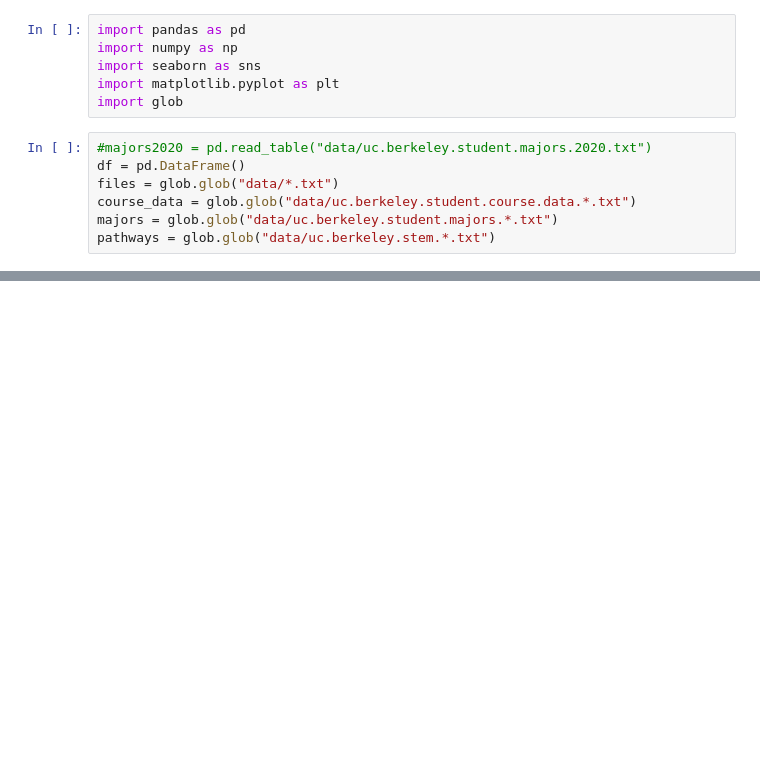
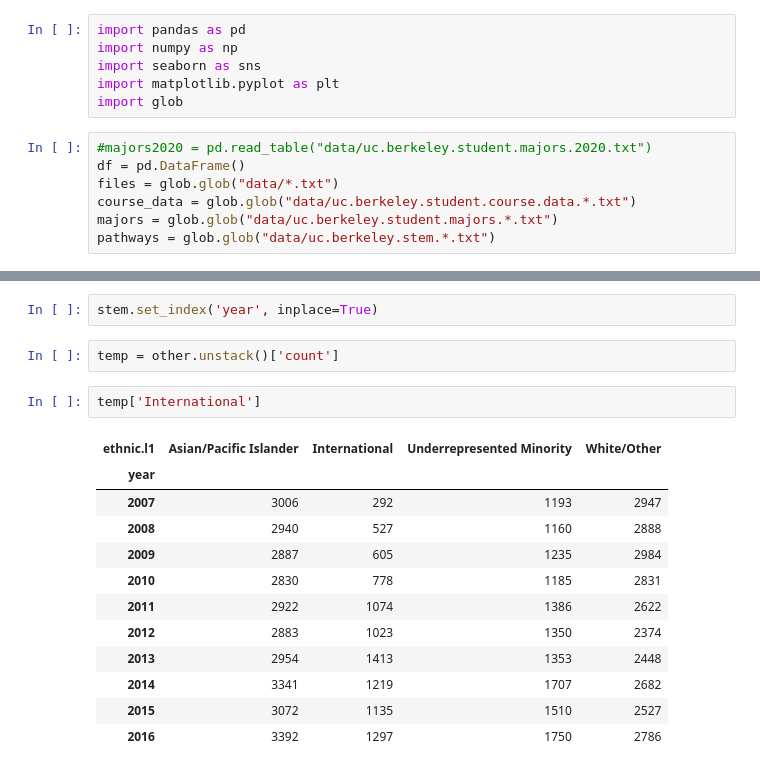
Before and after one commit to PaulDTP/Berkeley_Jacobs, a Jupyter notebook: test.ipynb, the cells around one changed output, grey strips where cells are left out. Cells and saved outputs as stored; diff of their text form; blank space fills up the shorter version.

```diff
--- a/test.ipynb
+++ b/test.ipynb
@@ -37,0 +18,19 @@ stem
+# %%
+stem.set_index('year', inplace=True)
+# %%
+temp = other.unstack()['count']
+# %%
+temp['International']
+# %% [output]
+| ethnic.l1 | Asian/Pacific Islander | International | Underrepresented Minority | White/Other |
+| year |  |  |  |  |
+| 2007 | 3006 | 292 | 1193 | 2947 |
+| 2008 | 2940 | 527 | 1160 | 2888 |
+| 2009 | 2887 | 605 | 1235 | 2984 |
+| 2010 | 2830 | 778 | 1185 | 2831 |
+| 2011 | 2922 | 1074 | 1386 | 2622 |
+| 2012 | 2883 | 1023 | 1350 | 2374 |
+| 2013 | 2954 | 1413 | 1353 | 2448 |
+| 2014 | 3341 | 1219 | 1707 | 2682 |
+| 2015 | 3072 | 1135 | 1510 | 2527 |
+| 2016 | 3392 | 1297 | 1750 | 2786 |
```
Also changed, not shown: parts of 8 cells of this notebook.
